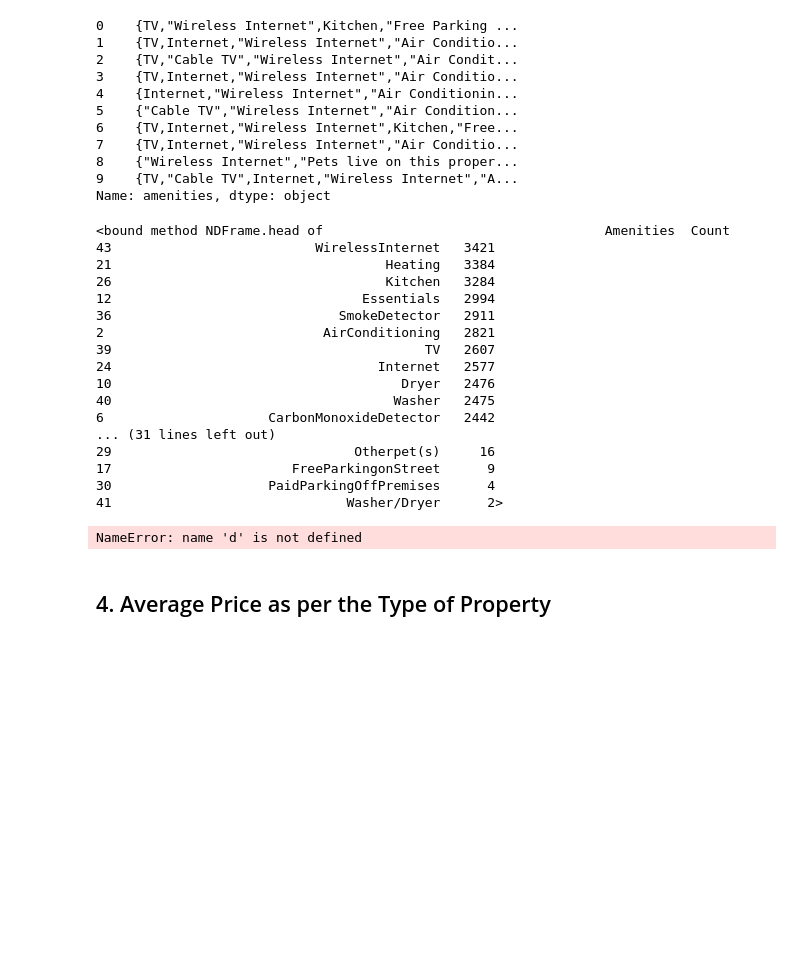
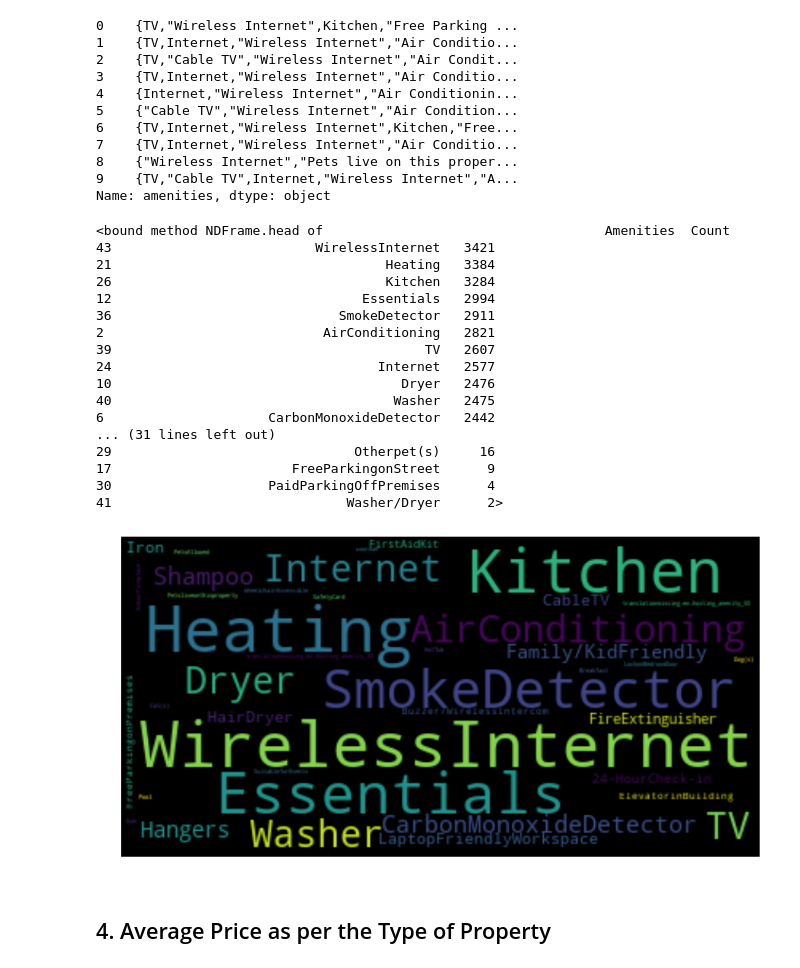
Before and after one commit to hthakkar1/Project-1-Boston-Airbnb-Analysis, a Jupyter notebook: BostonAirbnb.ipynb, the cells around one changed output. Cells and saved outputs as stored; diff of their text form; code cells hidden in the pictures; blank space fills up the shorter version.

```diff
--- a/BostonAirbnb.ipynb
+++ b/BostonAirbnb.ipynb
@@ -199,35 +199,35 @@ for a, x in df_ListOfAmenities.values:
     tempDictionary[a] = x
 
 # import matplotlib.pyplot as plt
 # from wordcloud import WordCloud
 # Reference : https://www.datacamp.com/tutorial/wordcloud-python
 
 wordcloud = WordCloud(max_font_size=40, max_words=2000, background_color="black")
 # wordcloud = WordCloud()
-wordcloud.generate_from_frequencies(frequencies=d)
+wordcloud.generate_from_frequencies(frequencies = tempDictionary)
 plt.figure( figsize=(15,15))
 plt.imshow(wordcloud, interpolation="bilinear")
 plt.axis("off")
 plt.show()
 # %% [output]
 <bound method NDFrame.head of                                    Amenities  Count
 43                          WirelessInternet   3421
 21                                   Heating   3384
 26                                   Kitchen   3284
 12                                Essentials   2994
 36                             SmokeDetector   2911
 2                            AirConditioning   2821
 39                                        TV   2607
 24                                  Internet   2577
 10                                     Dryer   2476
 40                                    Washer   2475
 6                     CarbonMonoxideDetector   2442
 ... (31 lines left out)
 29                               Otherpet(s)     16
 17                       FreeParkingonStreet      9
 30                    PaidParkingOffPremises      4
 41                              Washer/Dryer      2>
-NameError: name 'd' is not defined
+[figure, added]
 # %% [markdown]
 ## 4. Average Price as per the Type of Property
 # %%
```
